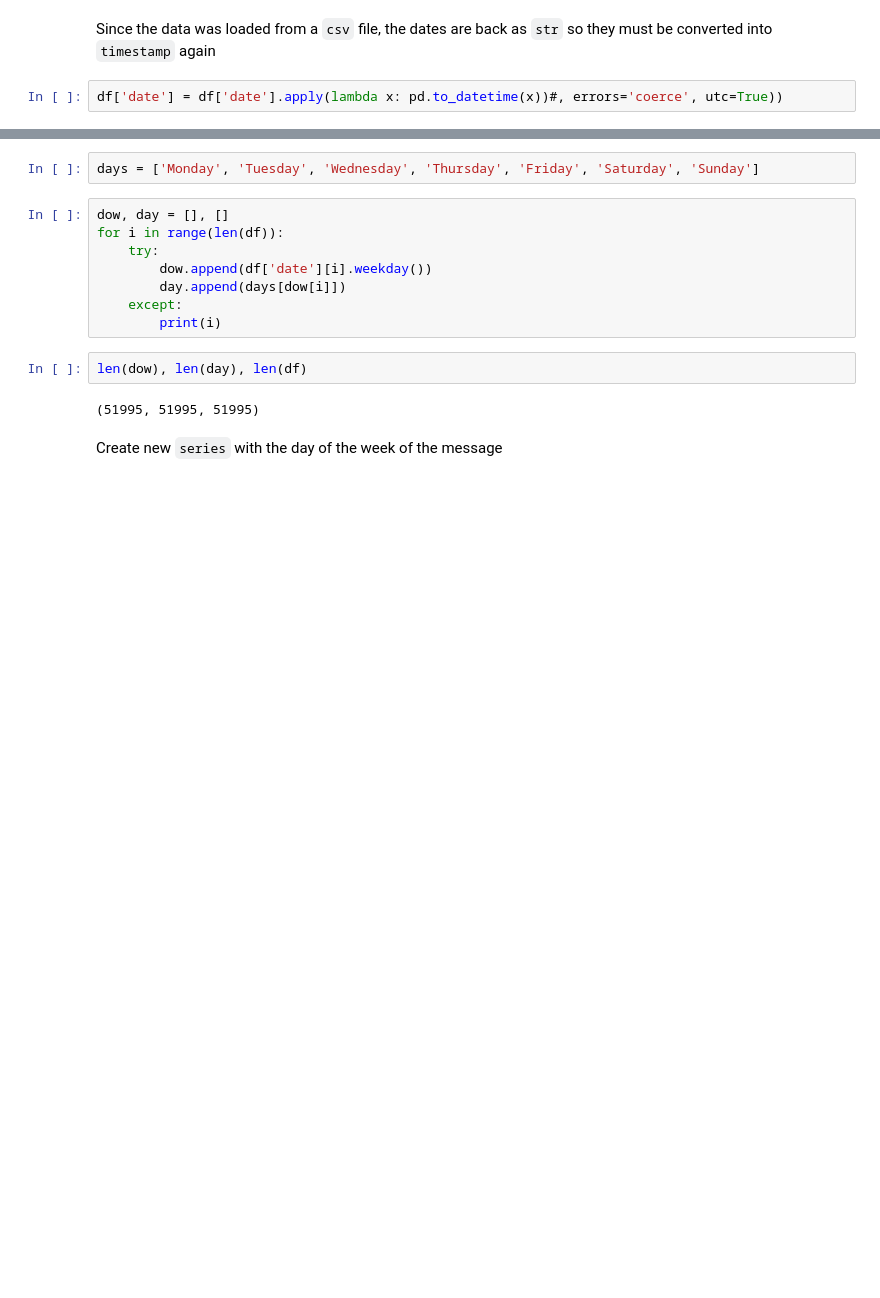
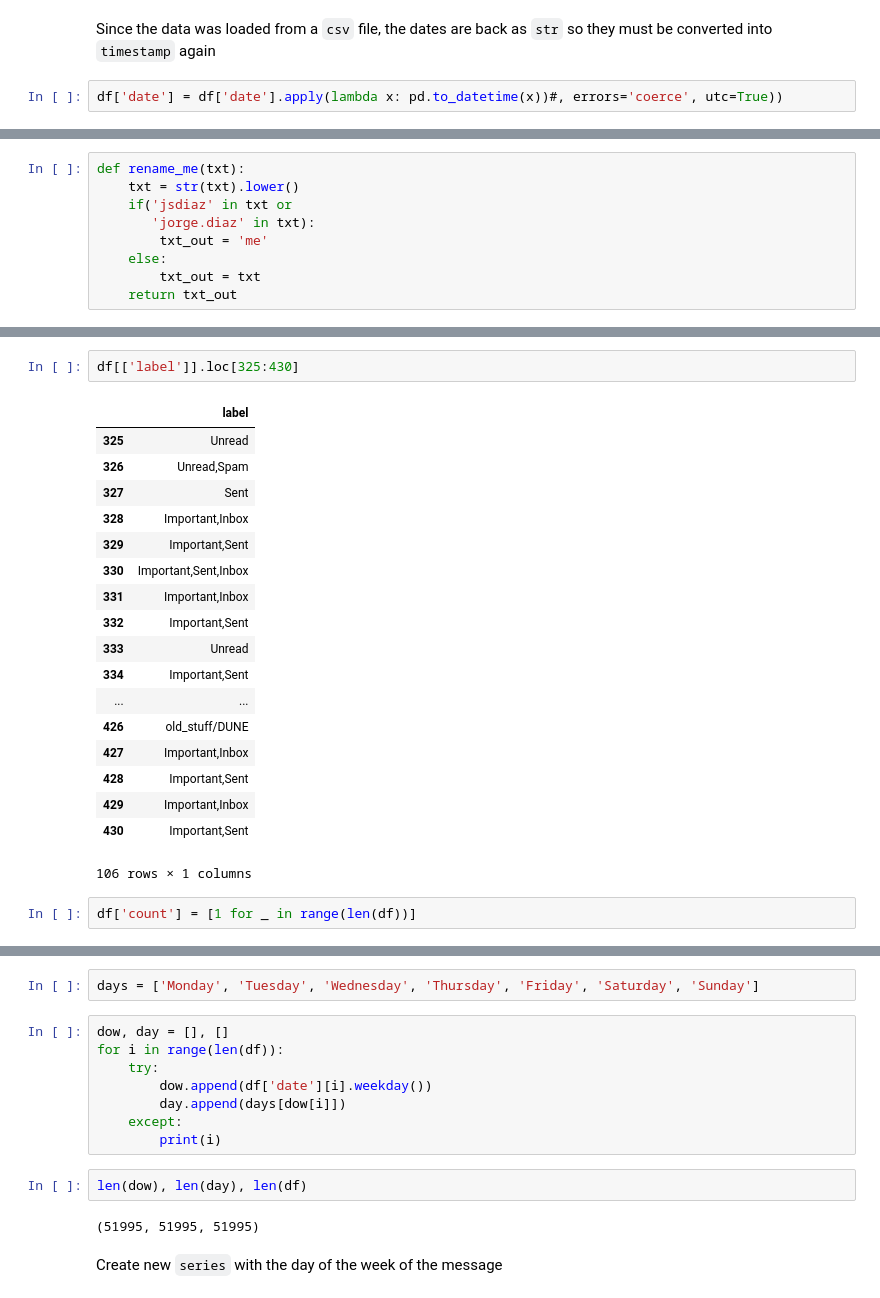
Before and after one commit to jsdiazpo/Gmail_Analysis, a Jupyter notebook: Gmail_Analysis.ipynb, the cells around one changed output, grey strips where cells are left out. Drawn from its saved outputs; the diff is of its cells as text; blank space fills up the shorter version.

```diff
--- a/Gmail_Analysis.ipynb
+++ b/Gmail_Analysis.ipynb
@@ -225,0 +219,9 @@ df['date'] = df['date'].apply(lambda x: pd.to_datetime(x))#, errors='coerce', ut
+# %%
+def rename_me(txt):
+    txt = str(txt).lower()
+    if('jsdiaz' in txt or
+       'jorge.diaz' in txt):
+        txt_out = 'me'
+    else:
+        txt_out = txt
+    return txt_out
@@ -225,0 +269,23 @@ df['date'] = df['date'].apply(lambda x: pd.to_datetime(x))#, errors='coerce', ut
+# %%
+df[['label']].loc[325:430]
+# %% [output]
+|  | label |
+| 325 | Unread |
+| 326 | Unread,Spam |
+| 327 | Sent |
+| 328 | Important,Inbox |
+| 329 | Important,Sent |
+| 330 | Important,Sent,Inbox |
+| 331 | Important,Inbox |
+| 332 | Important,Sent |
+| 333 | Unread |
+| 334 | Important,Sent |
+| ... | ... |
+| 426 | old_stuff/DUNE |
+| 427 | Important,Inbox |
+| 428 | Important,Sent |
+| 429 | Important,Inbox |
+| 430 | Important,Sent |
+106 rows × 1 columns
+# %%
+df['count'] = [1 for _ in range(len(df))]
```
Also changed, not shown: parts of 13 cells of this notebook.
